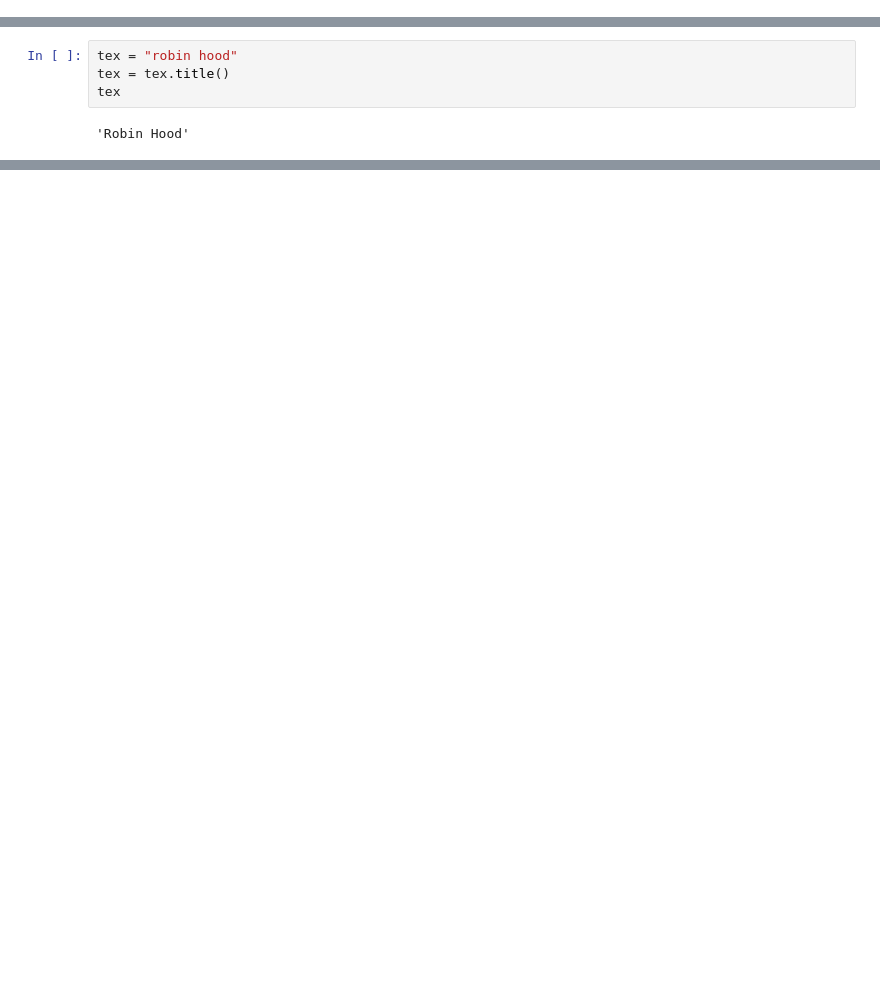
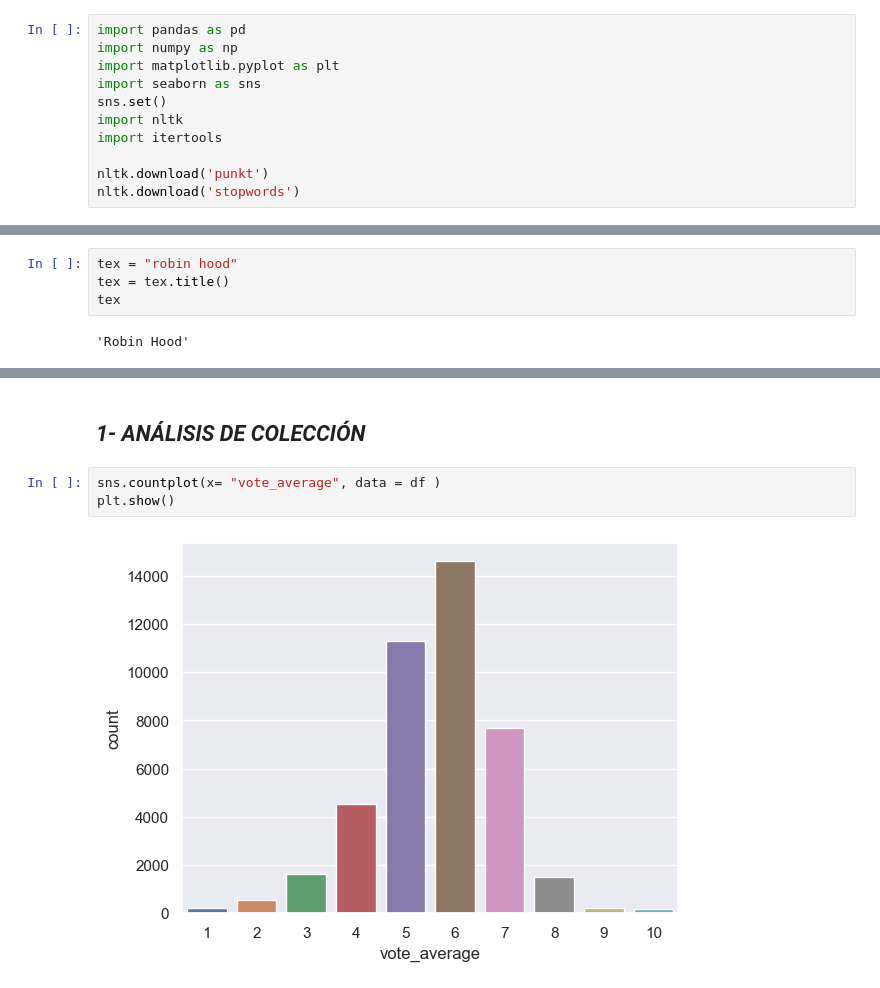
Before and after one commit to Aljiquita/Henry_Job, a Jupyter notebook: EDA.ipynb, the cells around one changed output, grey strips where cells are left out. Cells and saved outputs as stored; diff of their text form; blank space fills up the shorter version.

```diff
--- a/EDA.ipynb
+++ b/EDA.ipynb
@@ -6,0 +3,11 @@ AttributeError: partially initialized module 'pandas' has no attribute 'core' (m
+# %%
+import pandas as pd
+import numpy as np
+import matplotlib.pyplot as plt
+import seaborn as sns
+sns.set()
+import nltk
+import itertools
+
+nltk.download('punkt')
+nltk.download('stopwords')
@@ -57,0 +67,7 @@ NameError: name 'df' is not defined
+# %% [markdown]
+## ***1- ANÁLISIS DE COLECCIÓN***
+# %%
+sns.countplot(x= "vote_average", data = df )
+plt.show()
+# %% [output]
+[figure, added]
```
Also changed, not shown: parts of 37 cells of this notebook.
